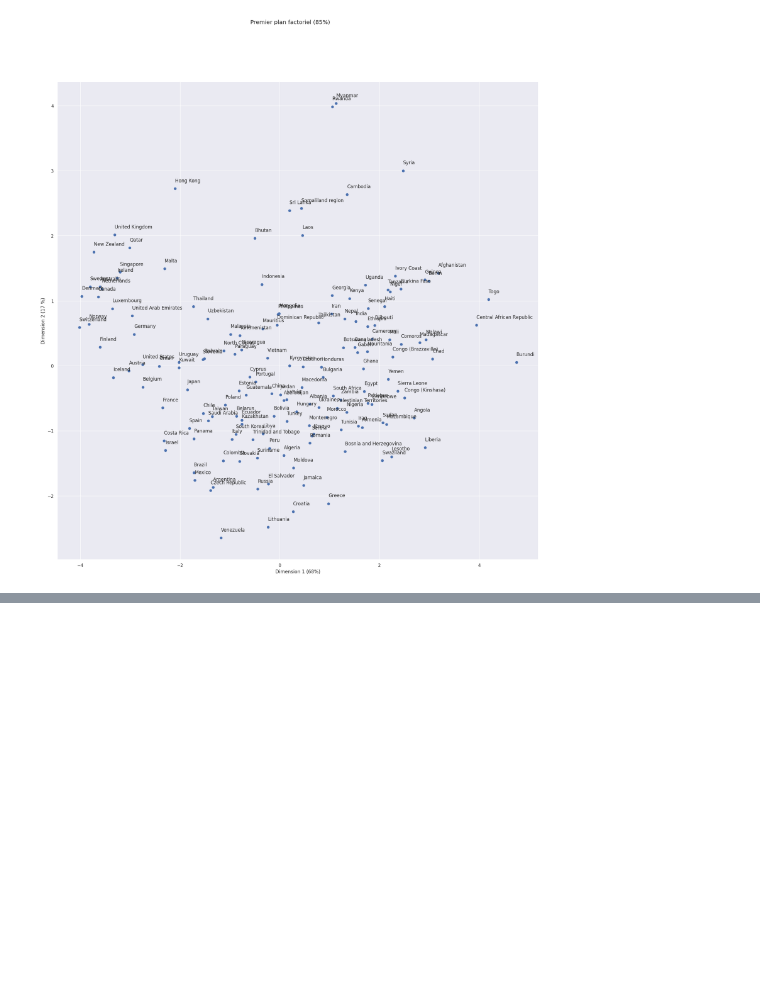
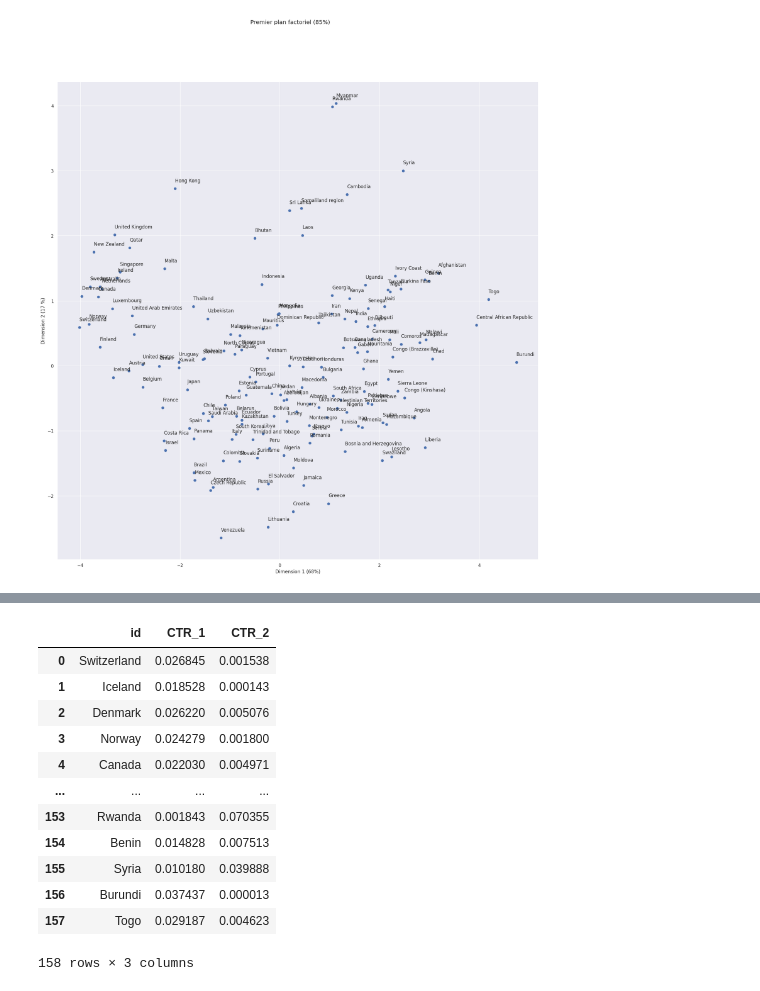
Before and after one commit to Zaid87648326/data-analytics-project, a Jupyter notebook: acp.ipynb, the cells around one changed output, grey strips where cells are left out. Saved outputs shown, nothing was run; the diff lists cells and outputs as text; code cells hidden in the pictures; blank space fills up the shorter version.

```diff
--- a/acp.ipynb
+++ b/acp.ipynb
@@ -79,0 +87,21 @@ plt.show()
+# %%
+ctr = coord**2
+for j in range(9):
+    ctr[:,j] = ctr[:,j]/np.sum(ctr[:,j])
+
+df_ctr_cp1cp2 = pd.DataFrame({'id':df.index,'CTR_1':ctr[:,0],'CTR_2':ctr[:,1]})
+df_ctr_cp1cp2
+# %% [output]
+|  | id | CTR_1 | CTR_2 |
+| 0 | Switzerland | 0.026845 | 0.001538 |
+| 1 | Iceland | 0.018528 | 0.000143 |
+| 2 | Denmark | 0.026220 | 0.005076 |
+| 3 | Norway | 0.024279 | 0.001800 |
+| 4 | Canada | 0.022030 | 0.004971 |
+| ... | ... | ... | ... |
+| 153 | Rwanda | 0.001843 | 0.070355 |
+| 154 | Benin | 0.014828 | 0.007513 |
+| 155 | Syria | 0.010180 | 0.039888 |
+| 156 | Burundi | 0.037437 | 0.000013 |
+| 157 | Togo | 0.029187 | 0.004623 |
+158 rows × 3 columns
```
Also changed, not shown: parts of 7 cells of this notebook.
